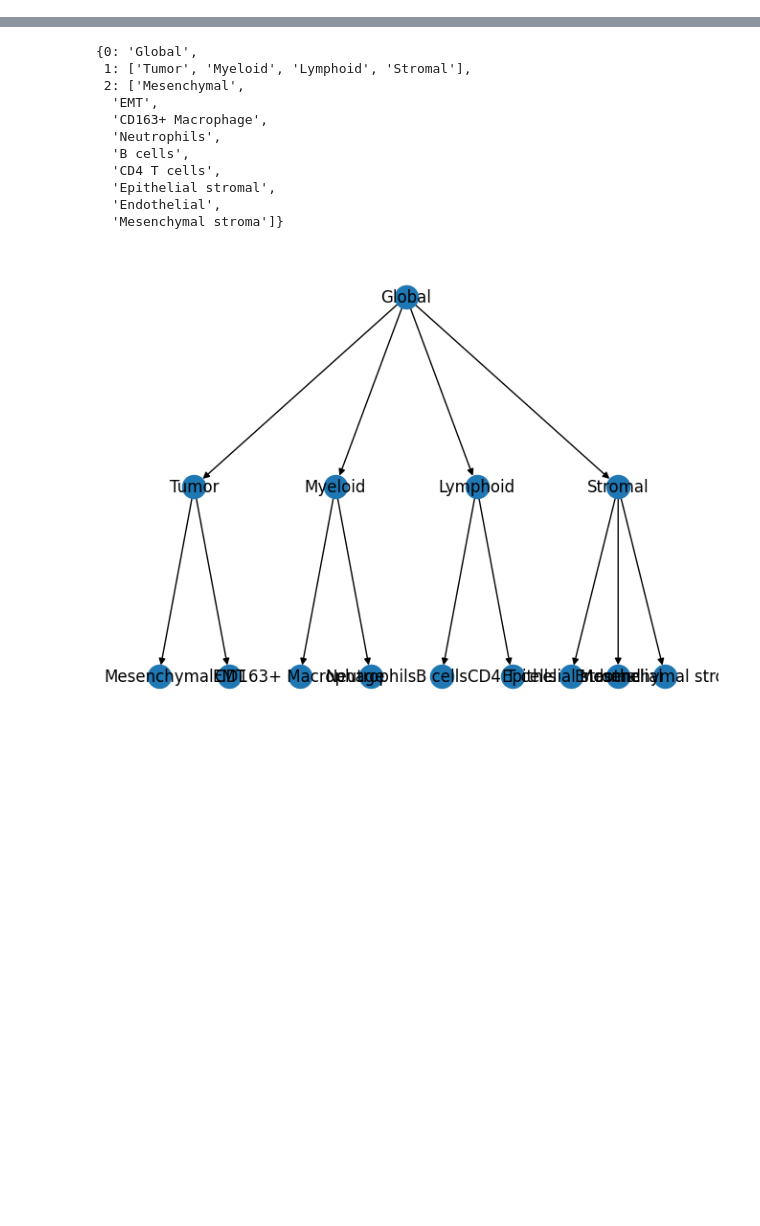
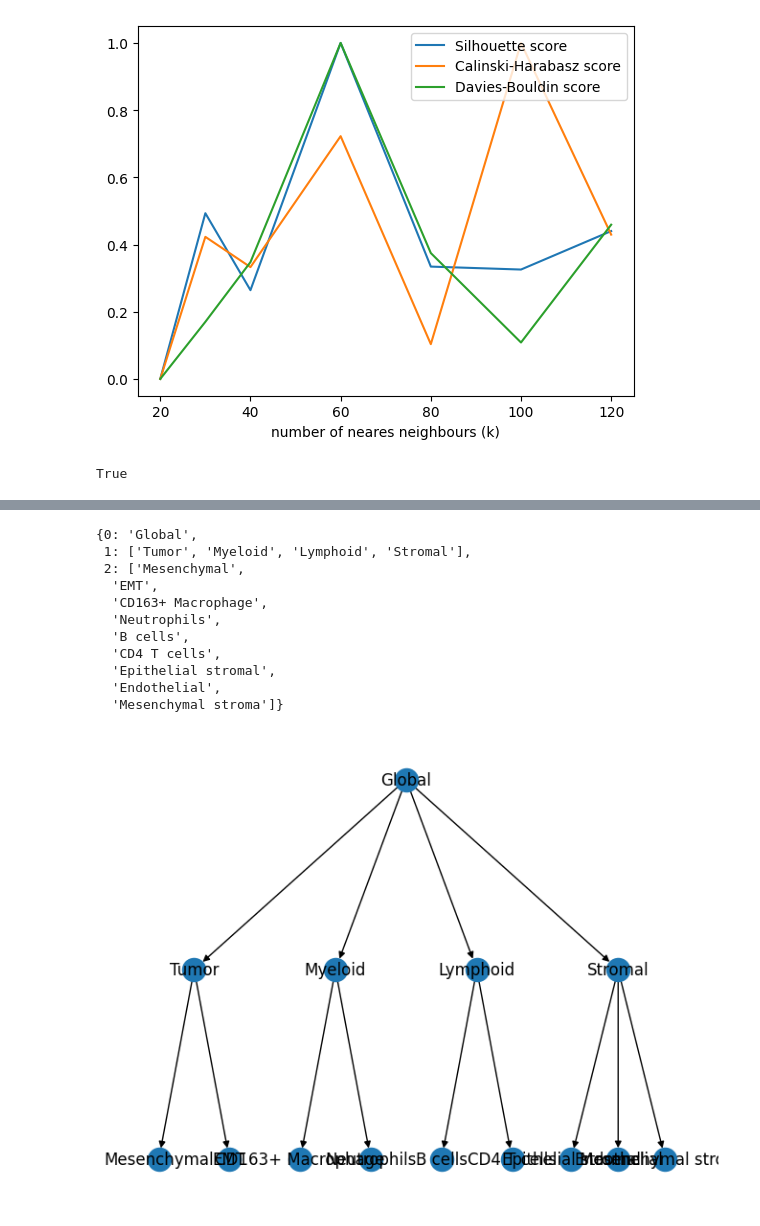
Before and after one commit to farkkilab/tribus, a Jupyter notebook: notebooks/Build the tree.ipynb, the cells around one changed output, grey strips where cells are left out. Cells and saved outputs as stored; diff of their text form; code cells hidden in the pictures; blank space fills up the shorter version.

```diff
--- a/notebooks/Build the tree.ipynb
+++ b/notebooks/Build the tree.ipynb
@@ -11,0 +63,2 @@ sheet.equals(sheet1)
+# %%
+data = pd.read_excel("/Users/farateod/Desktop/PhenoGraph_evaluation_NKI/classification_input_data_logtrans_01norm_10.xlsx", index_col="Unnamed: 0")
@@ -11,0 +71,8 @@ sheet.equals(sheet1)
+# %%
+from sklearn.preprocessing import MinMaxScaler
+scaler = MinMaxScaler()
+scaler.fit(data)
+transformed_data = scaler.transform(data)
+transformed_data = pd.DataFrame(transformed_data)
+transformed_data = transformed_data.set_index(data.index)
+transformed_data = transformed_data.rename(columns={0: 'cosine_similarity', 1: 'classification', 2: "silhouette_score", 3: "calinski_harabasz_score", 4: "davies_bouldin_score"})
@@ -11,0 +90,2 @@ sheet.equals(sheet1)
+# %%
+transformed_data["davies_bouldin_score"] = transformed_data["davies_bouldin_score"]*(-1)+1
@@ -11,0 +103,13 @@ sheet.equals(sheet1)
+# %%
+x_data = data["Unnamed: 0"]
+# %%
+#plt.plot(x_data, transformed_data["cosine_similarity"], label = "cosine_similarity")
+#plt.plot(x_data, transformed_data["classification"], label = "classification")
+plt.plot(x_data, transformed_data["silhouette_score"], label = "Silhouette score")
+plt.plot(x_data, transformed_data["calinski_harabasz_score"], label = "Calinski-Harabasz index")
+plt.plot(x_data, transformed_data["davies_bouldin_score"], label = "Davies-Bouldin score")
+plt.xlabel('number of neares neighbours (k)', fontsize=10)
+plt.legend()
+plt.show()
+# %% [output]
+[figure, added]
@@ -11,0 +121,5 @@ sheet.equals(sheet1)
+# %%
+df = pd.DataFrame()
+df.empty
+# %% [output]
+True
```
Also changed, not shown: parts of 16 cells of this notebook, 2 other files.
